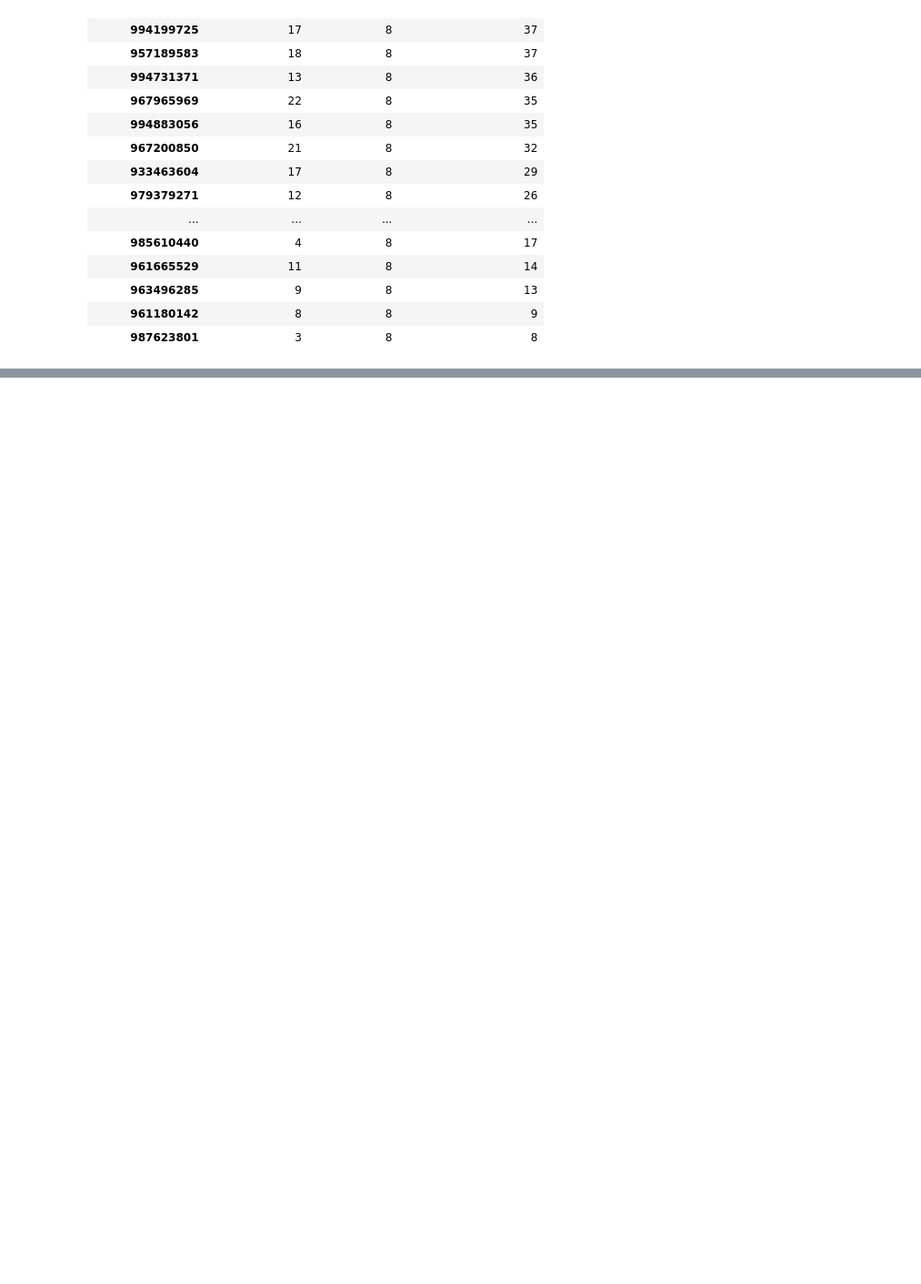
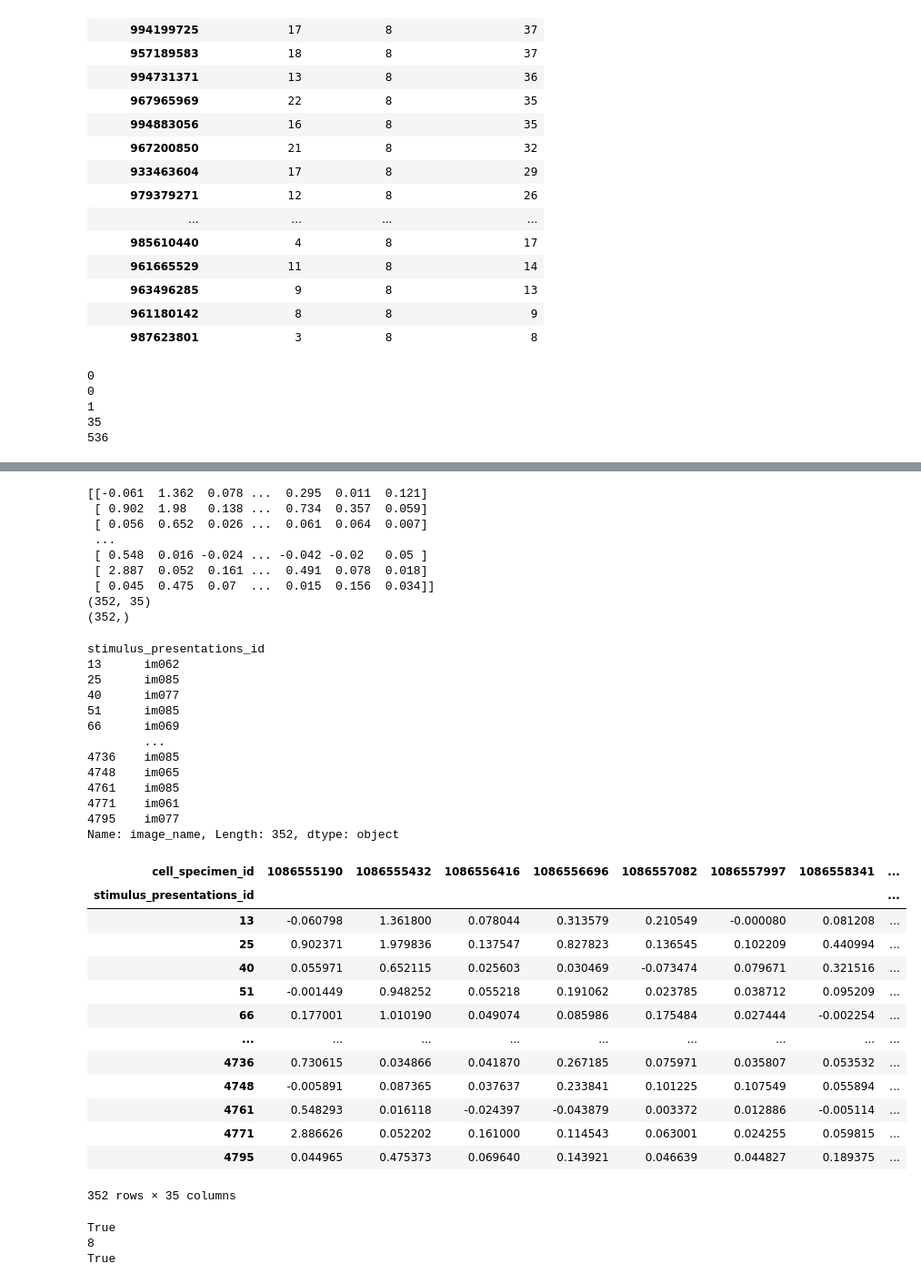
Before and after one commit to Elltropy/neural-population-analysis, a Jupyter notebook: 00_dataset_audit.ipynb, the cells around one changed output, grey strips where cells are left out. Shown at 91% size. Cells and saved outputs as stored; diff of their text form; code cells hidden in the pictures; blank space fills up the shorter version.

Commit message:
candidate session's response matrix

```diff
--- a/00_dataset_audit.ipynb
+++ b/00_dataset_audit.ipynb
@@ -210,3 +210,43 @@ display(k)
 | 963496285 | 9 | 8 | 13 |
 | 961180142 | 8 | 8 | 9 |
 | 987623801 | 3 | 8 | 8 |
+# %%
+candidate = data[data['ophys_session_id'] == 1005018474]
+print(candidate['ophys_experiment_id'].isna().sum())
+print(data['image_name'].isna().sum())
+
+print(candidate['ophys_experiment_id'].nunique())
+print(candidate['cell_specimen_id'].nunique())
+print(candidate['stimulus_presentations_id'].nunique())
+ll = data[['cell_specimen_id', 'stimulus_presentations_id', 'ophys_experiment_id']]
+display(ll.groupby('ophys_experiment_id')[['cell_specimen_id', 'stimulus_presentations_id']].nunique().sort_values(by='cell_specimen_id', ascending=False))
+
+
+w = candidate[['cell_specimen_id', 'stimulus_presentations_id', 'mean_response', 'image_name']]
+
+w = w.drop(w[w['image_name'] == 'omitted'].index)
+ss = w.pivot(index='cell_specimen_id', columns=['stimulus_presentations_id', 'image_name'], values='mean_response')
+
+X = np.array(ss).T
+Y = np.array(ss.columns.get_level_values(1))
+print(np.round(X, 3))
+print(X.shape)
+print(Y.shape)
+
+X_df = ss.T.copy()
+X_df.index = ss.columns.get_level_values(0)
+Y_series = pd.Series(ss.columns.get_level_values(1), index=X_df.index, name = 'image_name')
+display(Y_series)
+display(X_df)
+
+
+
+print(np.isfinite(X).all())
+print(len(np.unique(Y)))
+print(X_df.index.equals(Y_series.index))
+# %% [output]
+0
+0
+1
+35
+536
@@ -212,0 +271,39 @@ display(k)
+[[-0.061  1.362  0.078 ...  0.295  0.011  0.121]
+ [ 0.902  1.98   0.138 ...  0.734  0.357  0.059]
+ [ 0.056  0.652  0.026 ...  0.061  0.064  0.007]
+ ...
+ [ 0.548  0.016 -0.024 ... -0.042 -0.02   0.05 ]
+ [ 2.887  0.052  0.161 ...  0.491  0.078  0.018]
+ [ 0.045  0.475  0.07  ...  0.015  0.156  0.034]]
+(352, 35)
+(352,)
+stimulus_presentations_id
+13      im062
+25      im085
+40      im077
+51      im085
+66      im069
+        ...
+4736    im085
+4748    im065
+4761    im085
+4771    im061
+4795    im077
+Name: image_name, Length: 352, dtype: object
+| cell_specimen_id | 1086555190 | 1086555432 | 1086556416 | 1086556696 | 1086557082 | 1086557997 | 1086558341 | ... |
+| stimulus_presentations_id |  |  |  |  |  |  |  | ... |
+| 13 | -0.060798 | 1.361800 | 0.078044 | 0.313579 | 0.210549 | -0.000080 | 0.081208 | ... |
+| 25 | 0.902371 | 1.979836 | 0.137547 | 0.827823 | 0.136545 | 0.102209 | 0.440994 | ... |
+| 40 | 0.055971 | 0.652115 | 0.025603 | 0.030469 | -0.073474 | 0.079671 | 0.321516 | ... |
+| 51 | -0.001449 | 0.948252 | 0.055218 | 0.191062 | 0.023785 | 0.038712 | 0.095209 | ... |
+| 66 | 0.177001 | 1.010190 | 0.049074 | 0.085986 | 0.175484 | 0.027444 | -0.002254 | ... |
+| ... | ... | ... | ... | ... | ... | ... | ... | ... |
+| 4736 | 0.730615 | 0.034866 | 0.041870 | 0.267185 | 0.075971 | 0.035807 | 0.053532 | ... |
+| 4748 | -0.005891 | 0.087365 | 0.037637 | 0.233841 | 0.101225 | 0.107549 | 0.055894 | ... |
+| 4761 | 0.548293 | 0.016118 | -0.024397 | -0.043879 | 0.003372 | 0.012886 | -0.005114 | ... |
+| 4771 | 2.886626 | 0.052202 | 0.161000 | 0.114543 | 0.063001 | 0.024255 | 0.059815 | ... |
+| 4795 | 0.044965 | 0.475373 | 0.069640 | 0.143921 | 0.046639 | 0.044827 | 0.189375 | ... |
+352 rows × 35 columns
+True
+8
+True
```
Also changed, not shown: parts of 1 cell of this notebook.
